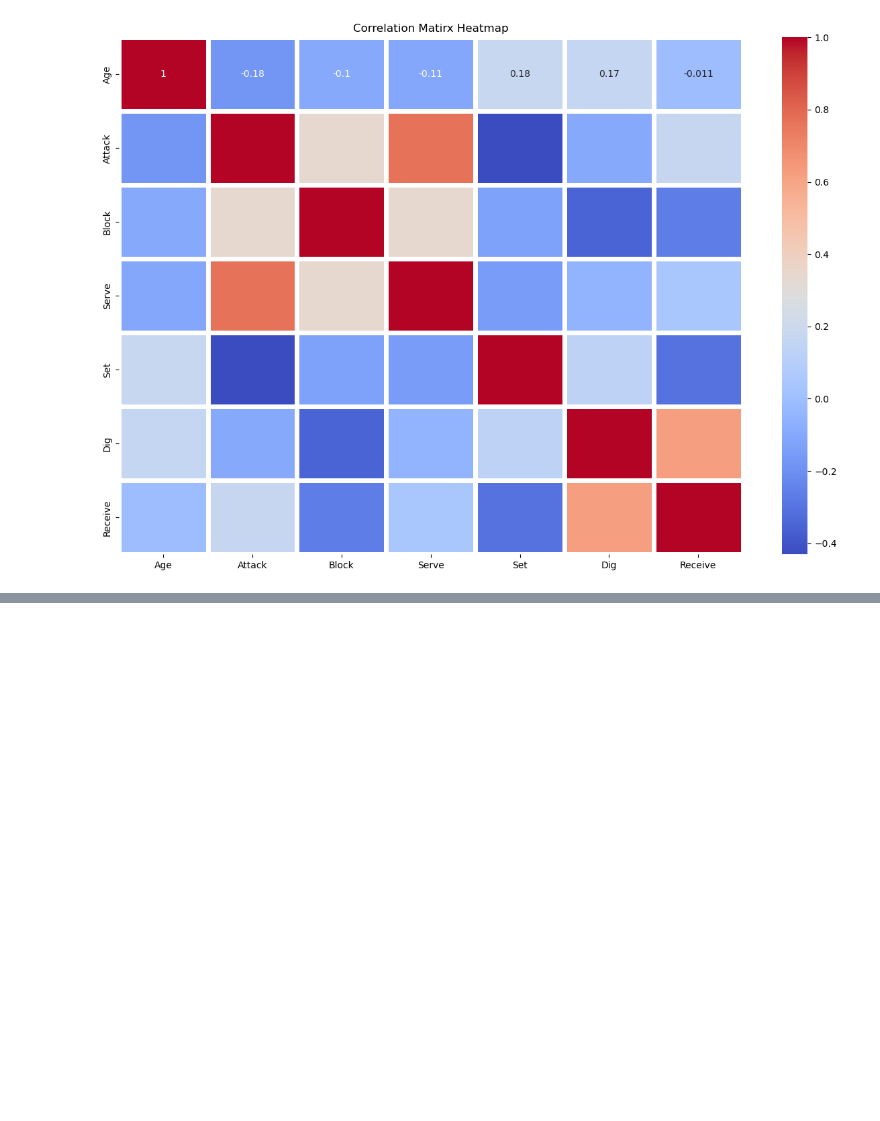
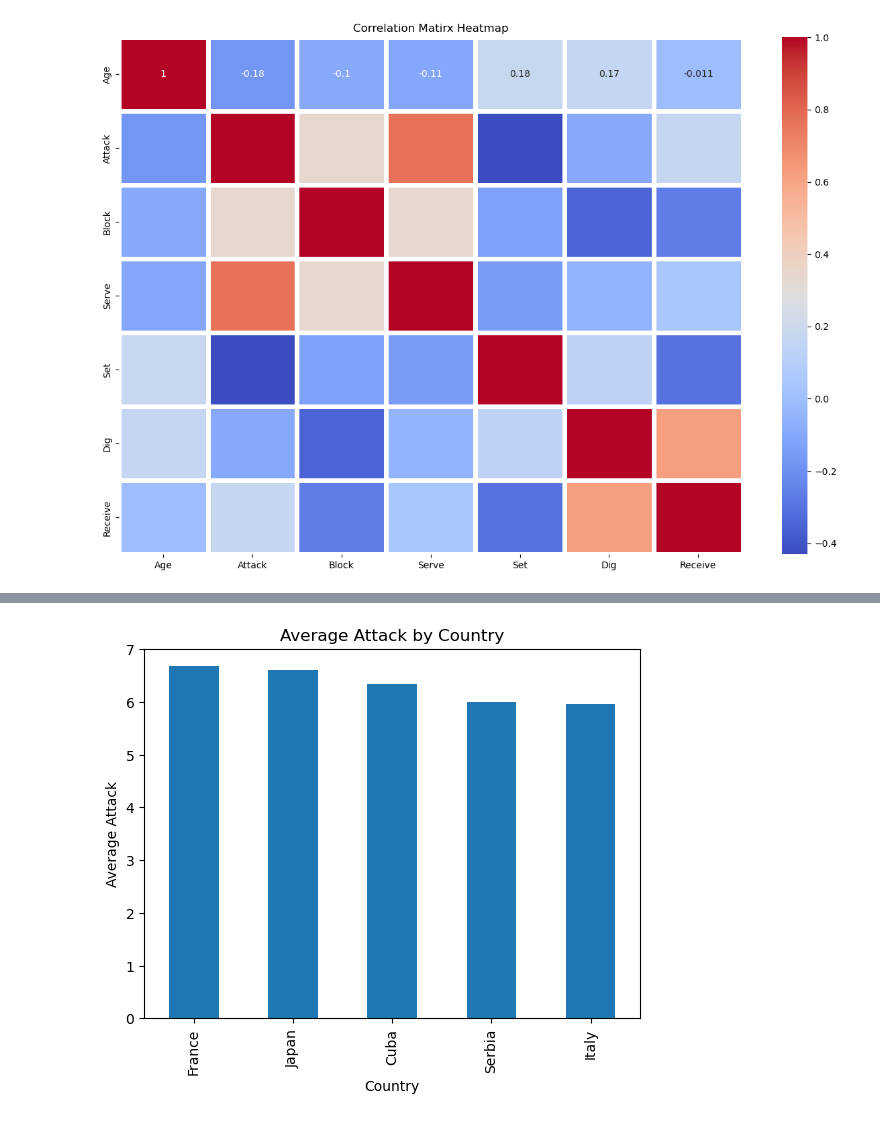
Before and after one commit to 06kunal/Exploratory_Data_Analysis, a Jupyter notebook: Project-Volleyball_Dataset/Volleyball_dataset_Analysis.ipynb, the cells around one changed output, grey strips where cells are left out. Saved outputs shown, nothing was run; the diff lists cells and outputs as text; code cells hidden in the pictures; blank space fills up the shorter version.

```diff
--- a/Project-Volleyball_Dataset/Volleyball_dataset_Analysis.ipynb
+++ b/Project-Volleyball_Dataset/Volleyball_dataset_Analysis.ipynb
@@ -118,0 +206,9 @@ plt.show()
+# %%
+#Let's reduce the number of countries.
+avg_attack_by_country.sort_values(ascending= False).head(5).plot(kind = "bar")
+plt.xlabel("Country")
+plt.ylabel("Average Attack")
+plt.title("Average Attack by Country")
+plt.show()
+# %% [output]
+[figure, added]
```
Also changed, not shown: parts of 21 cells of this notebook.
